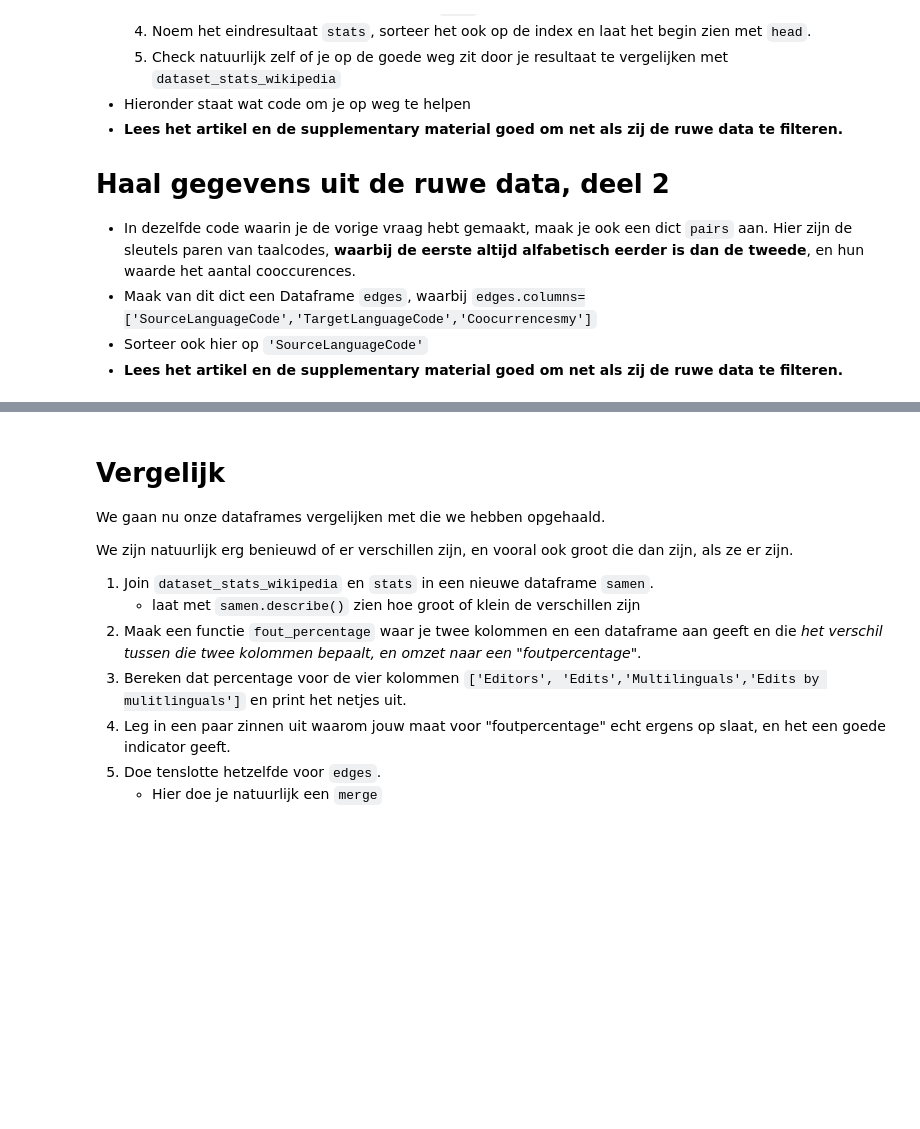
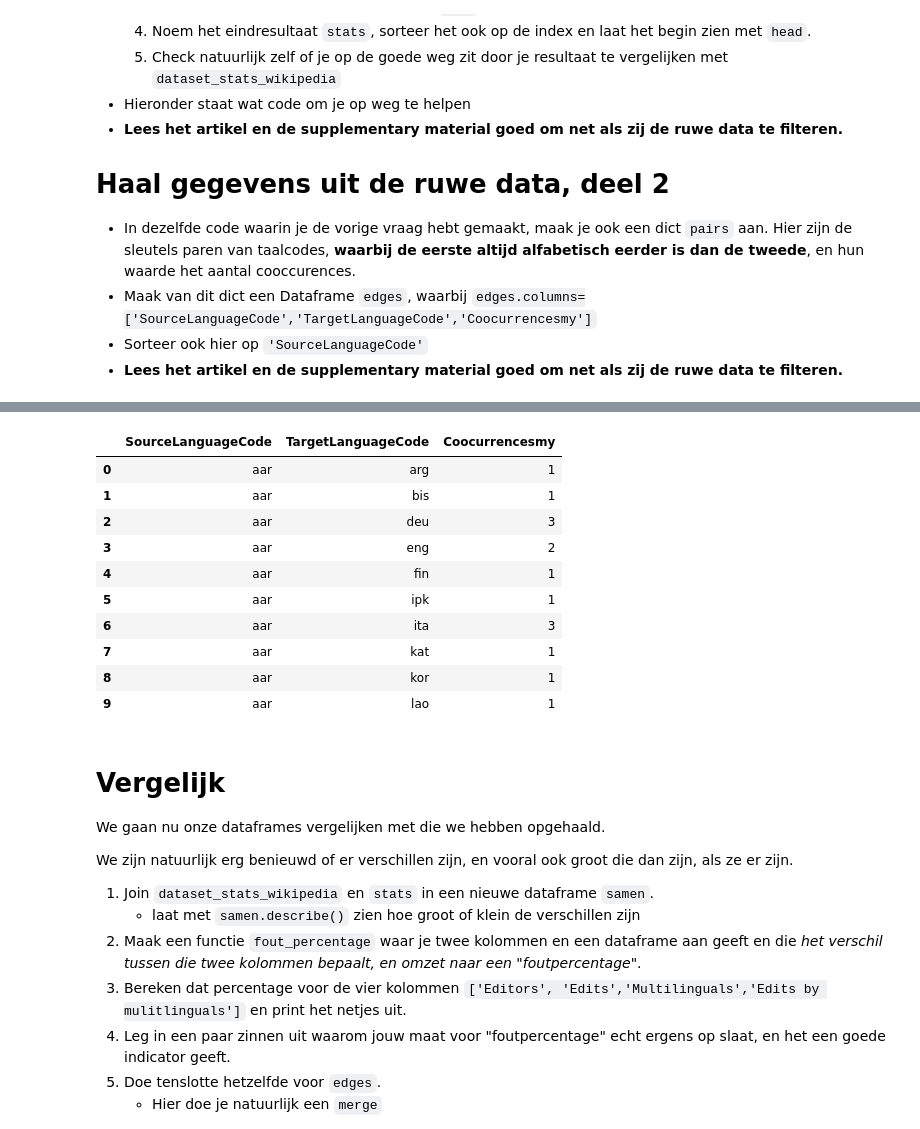
Before and after one commit to dylanwijman/data-science, a Jupyter notebook: Week 5/Assignment5 - kopie.ipynb, the cells around one changed output, grey strips where cells are left out. Cells and saved outputs as stored; diff of their text form; code cells hidden in the pictures; blank space fills up the shorter version.

```diff
--- a/Week 5/Assignment5 - kopie.ipynb
+++ b/Week 5/Assignment5 - kopie.ipynb
@@ -190,0 +120,39 @@ edges.head(10)
+# %%
+with open('wikipedia_userlang_iso639-3.tsv') as f:
+    c=0
+    editors=defaultdict(int)
+    edits=defaultdict(int)
+    multilingual=defaultdict(int)
+    Edits_by_multilinguals=defaultdict(int)
+    pairs= defaultdict(int)
+    for l in f:
+        c += 1
+        totaled = 0
+        line = l.split('\t')[1:]
+        cells = []
+        for cell in line:
+            cell = cell.split(',')
+            if len(cell) == 2:
+                totaled += int(cell[1])
+                cells.append(cell)
+        if totaled >= 5 and len(cells) <= 5:
+            for cell in line:
+                cell = cell.split(',')
+                if len(cell) == 2 and cell[1]>=2:
+                    editors[cell[0]] += 1
+                    edits[cell[0]] += int(cell[1])
+            #Add to the multilingual dict and edit by multilingual
+            if len(cells) > 1:
+                combi = []
+                for x in cells:
+                    combi.append(x[0])
+                    multilingual[x[0]] += 1
+                    Edits_by_multilinguals[x[0]] += int(x[1])
+                combi = list(combinations(sorted(combi), 2))
+                for pair in combi:
+                    if pair[0]<pair[1]:
+                         pairs[pair] += 1
+
+#        if c == 2000:
+#            print pairs
+#            break
@@ -191,3 +186,21 @@ edges.head(10)
+# %%
+#Deel2
+#Aanmaken Dataframe Edges
+edges = pd.DataFrame(pairs.values(), index=pd.MultiIndex.from_tuples(pairs.keys())).sort_index().reset_index()
+edges.columns=['SourceLanguageCode','TargetLanguageCode','Coocurrencesmy']
+edges.head(10)
+# %% [output]
+|  | SourceLanguageCode | TargetLanguageCode | Coocurrencesmy |
+| 0 | aar | arg | 1 |
+| 1 | aar | bis | 1 |
+| 2 | aar | deu | 3 |
+| 3 | aar | eng | 2 |
+| 4 | aar | fin | 1 |
+| 5 | aar | ipk | 1 |
+| 6 | aar | ita | 3 |
+| 7 | aar | kat | 1 |
+| 8 | aar | kor | 1 |
+| 9 | aar | lao | 1 |
 # %% [markdown]
 # Vergelijk
 
```
Also changed, not shown: parts of 6 cells of this notebook.
